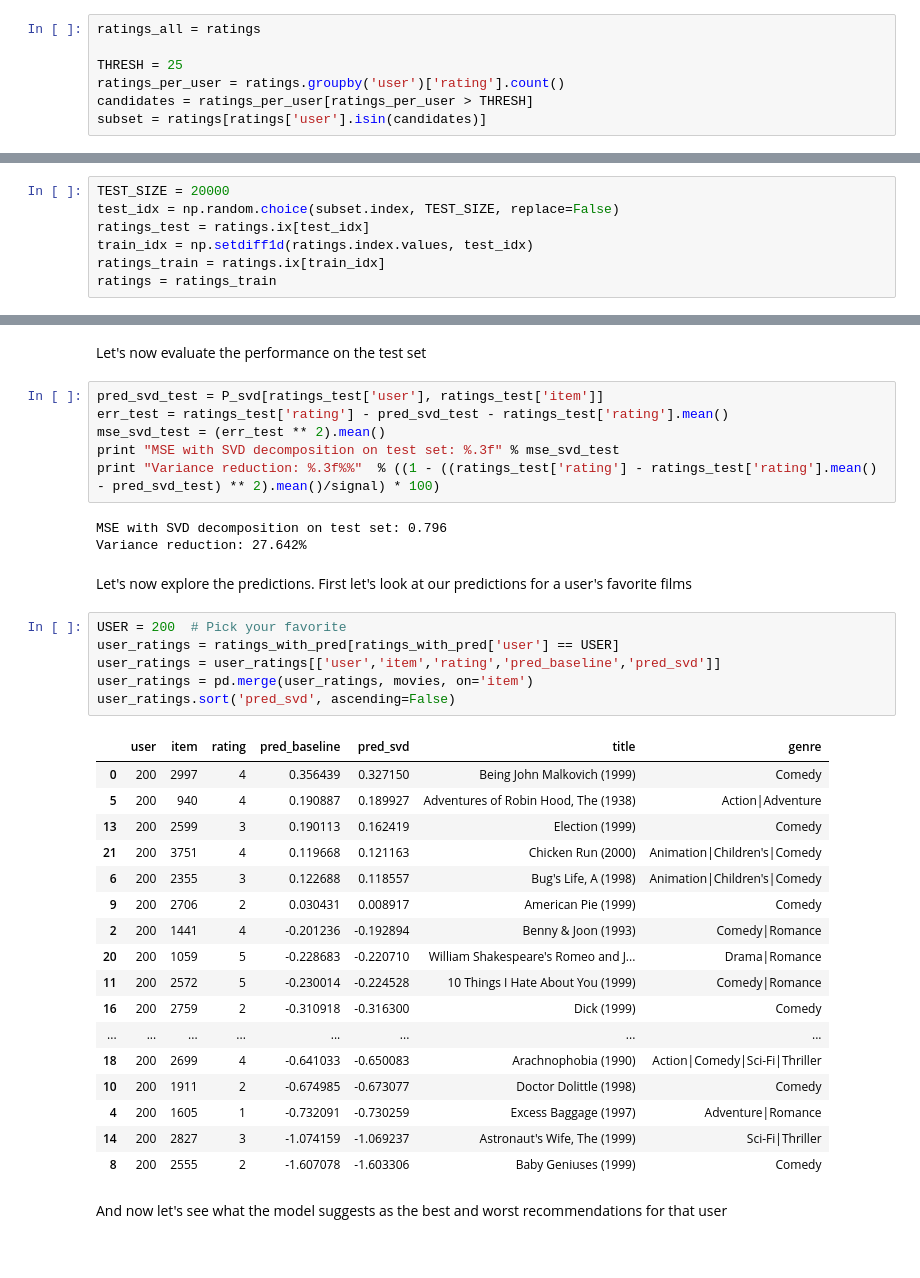
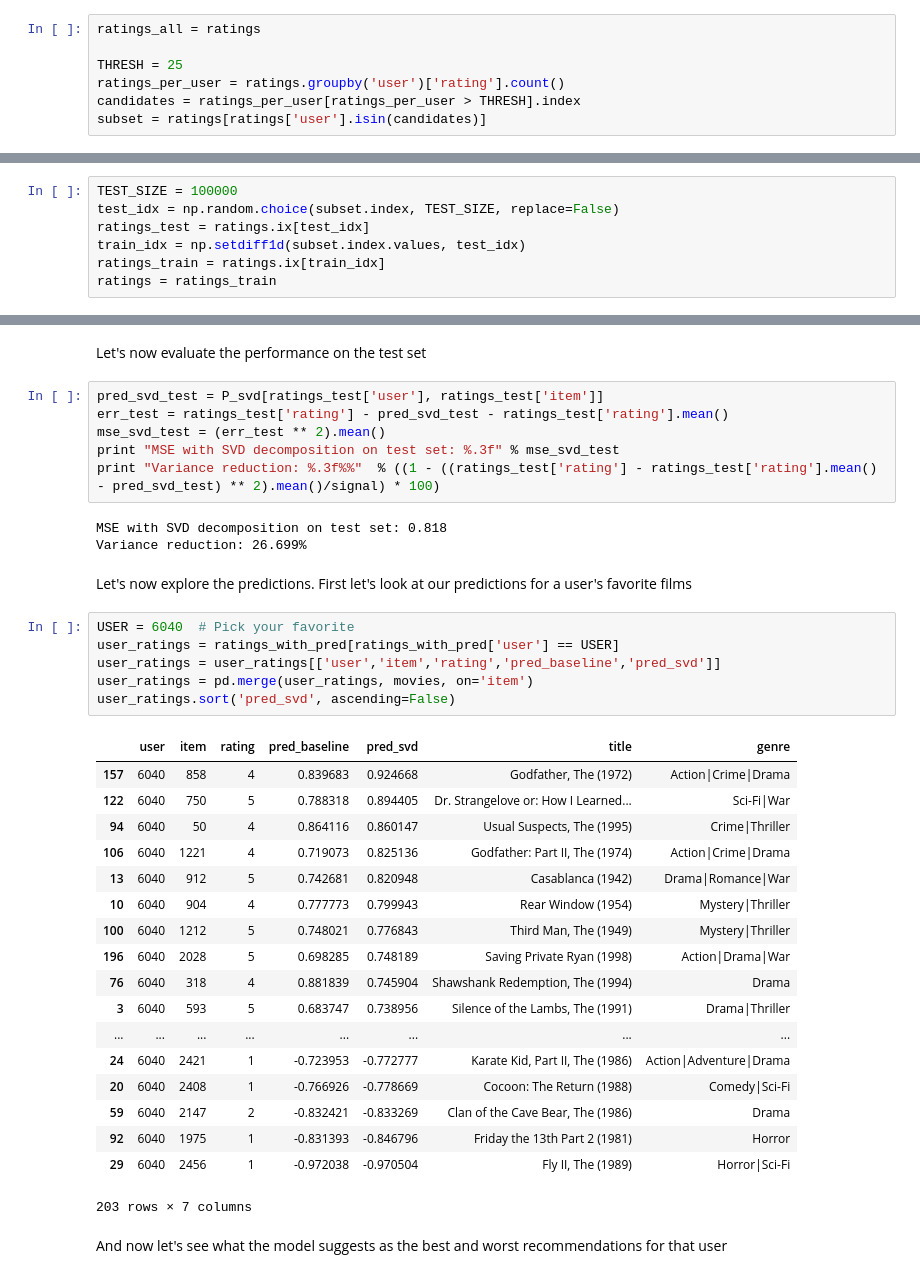
Before and after one commit to dg2/recommender_lab, a Jupyter notebook: Recommender systems.ipynb, the cells around one changed output, grey strips where cells are left out. Saved outputs shown, nothing was run; the diff lists cells and outputs as text.

```diff
--- a/Recommender systems.ipynb
+++ b/Recommender systems.ipynb
@@ -109,6 +109,6 @@ ratings_all = ratings
 
 THRESH = 25
 ratings_per_user = ratings.groupby('user')['rating'].count()
-candidates = ratings_per_user[ratings_per_user > THRESH]
+candidates = ratings_per_user[ratings_per_user > THRESH].index
 subset = ratings[ratings['user'].isin(candidates)]
 # %% [markdown]
@@ -116,8 +116,8 @@ Now create two DataFrames `ratings_test` and `ratings_train`. They should form a
 # %%
-TEST_SIZE = 20000
+TEST_SIZE = 100000
 test_idx = np.random.choice(subset.index, TEST_SIZE, replace=False)
 ratings_test = ratings.ix[test_idx]
-train_idx = np.setdiff1d(ratings.index.values, test_idx)
+train_idx = np.setdiff1d(subset.index.values, test_idx)
 ratings_train = ratings.ix[train_idx]
 ratings = ratings_train
 # %% [markdown]
@@ -301,34 +301,35 @@ mse_svd_test = (err_test ** 2).mean()
 print "MSE with SVD decomposition on test set: %.3f" % mse_svd_test
 print "Variance reduction: %.3f%%"  % ((1 - ((ratings_test['rating'] - ratings_test['rating'].mean() - pred_svd_test) ** 2).mean()/signal) * 100)
 # %% [output]
-MSE with SVD decomposition on test set: 0.796
-Variance reduction: 27.642%
+MSE with SVD decomposition on test set: 0.818
+Variance reduction: 26.699%
 # %% [markdown]
 Let's now explore the predictions. First let's look at our predictions for a user's favorite films
 # %%
-USER = 200  # Pick your favorite
+USER = 6040  # Pick your favorite
 user_ratings = ratings_with_pred[ratings_with_pred['user'] == USER]
 user_ratings = user_ratings[['user','item','rating','pred_baseline','pred_svd']]
 user_ratings = pd.merge(user_ratings, movies, on='item')
 user_ratings.sort('pred_svd', ascending=False)
 # %% [output]
 |  | user | item | rating | pred_baseline | pred_svd | title | genre |
-| 0 | 200 | 2997 | 4 | 0.356439 | 0.327150 | Being John Malkovich (1999) | Comedy |
-| 5 | 200 | 940 | 4 | 0.190887 | 0.189927 | Adventures of Robin Hood, The (1938) | Action|Adventure |
-| 13 | 200 | 2599 | 3 | 0.190113 | 0.162419 | Election (1999) | Comedy |
-| 21 | 200 | 3751 | 4 | 0.119668 | 0.121163 | Chicken Run (2000) | Animation|Children's|Comedy |
-| 6 | 200 | 2355 | 3 | 0.122688 | 0.118557 | Bug's Life, A (1998) | Animation|Children's|Comedy |
-| 9 | 200 | 2706 | 2 | 0.030431 | 0.008917 | American Pie (1999) | Comedy |
-| 2 | 200 | 1441 | 4 | -0.201236 | -0.192894 | Benny & Joon (1993) | Comedy|Romance |
-| 20 | 200 | 1059 | 5 | -0.228683 | -0.220710 | William Shakespeare's Romeo and J... | Drama|Romance |
-| 11 | 200 | 2572 | 5 | -0.230014 | -0.224528 | 10 Things I Hate About You (1999) | Comedy|Romance |
-| 16 | 200 | 2759 | 2 | -0.310918 | -0.316300 | Dick (1999) | Comedy |
+| 157 | 6040 | 858 | 4 | 0.839683 | 0.924668 | Godfather, The (1972) | Action|Crime|Drama |
+| 122 | 6040 | 750 | 5 | 0.788318 | 0.894405 | Dr. Strangelove or: How I Learned... | Sci-Fi|War |
+| 94 | 6040 | 50 | 4 | 0.864116 | 0.860147 | Usual Suspects, The (1995) | Crime|Thriller |
+| 106 | 6040 | 1221 | 4 | 0.719073 | 0.825136 | Godfather: Part II, The (1974) | Action|Crime|Drama |
+| 13 | 6040 | 912 | 5 | 0.742681 | 0.820948 | Casablanca (1942) | Drama|Romance|War |
+| 10 | 6040 | 904 | 4 | 0.777773 | 0.799943 | Rear Window (1954) | Mystery|Thriller |
+| 100 | 6040 | 1212 | 5 | 0.748021 | 0.776843 | Third Man, The (1949) | Mystery|Thriller |
+| 196 | 6040 | 2028 | 5 | 0.698285 | 0.748189 | Saving Private Ryan (1998) | Action|Drama|War |
+| 76 | 6040 | 318 | 4 | 0.881839 | 0.745904 | Shawshank Redemption, The (1994) | Drama |
+| 3 | 6040 | 593 | 5 | 0.683747 | 0.738956 | Silence of the Lambs, The (1991) | Drama|Thriller |
 | ... | ... | ... | ... | ... | ... | ... | ... |
-| 18 | 200 | 2699 | 4 | -0.641033 | -0.650083 | Arachnophobia (1990) | Action|Comedy|Sci-Fi|Thriller |
-| 10 | 200 | 1911 | 2 | -0.674985 | -0.673077 | Doctor Dolittle (1998) | Comedy |
-| 4 | 200 | 1605 | 1 | -0.732091 | -0.730259 | Excess Baggage (1997) | Adventure|Romance |
-| 14 | 200 | 2827 | 3 | -1.074159 | -1.069237 | Astronaut's Wife, The (1999) | Sci-Fi|Thriller |
-| 8 | 200 | 2555 | 2 | -1.607078 | -1.603306 | Baby Geniuses (1999) | Comedy |
+| 24 | 6040 | 2421 | 1 | -0.723953 | -0.772777 | Karate Kid, Part II, The (1986) | Action|Adventure|Drama |
+| 20 | 6040 | 2408 | 1 | -0.766926 | -0.778669 | Cocoon: The Return (1988) | Comedy|Sci-Fi |
+| 59 | 6040 | 2147 | 2 | -0.832421 | -0.833269 | Clan of the Cave Bear, The (1986) | Drama |
+| 92 | 6040 | 1975 | 1 | -0.831393 | -0.846796 | Friday the 13th Part 2 (1981) | Horror |
+| 29 | 6040 | 2456 | 1 | -0.972038 | -0.970504 | Fly II, The (1989) | Horror|Sci-Fi |
+203 rows × 7 columns
 # %% [markdown]
 And now let's see what the model suggests as the best and worst recommendations for that user
 # %%
```
Also changed, not shown: parts of 11 cells of this notebook.
